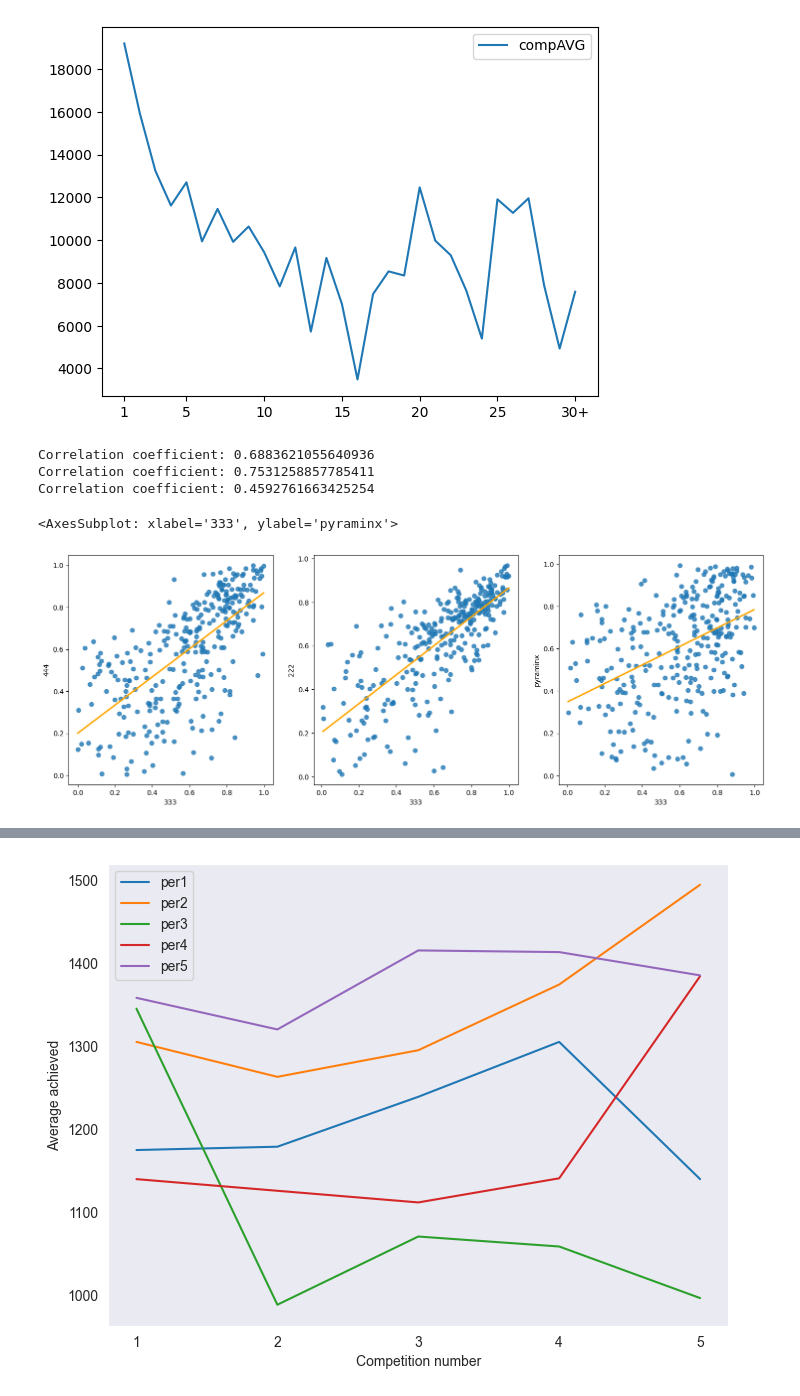
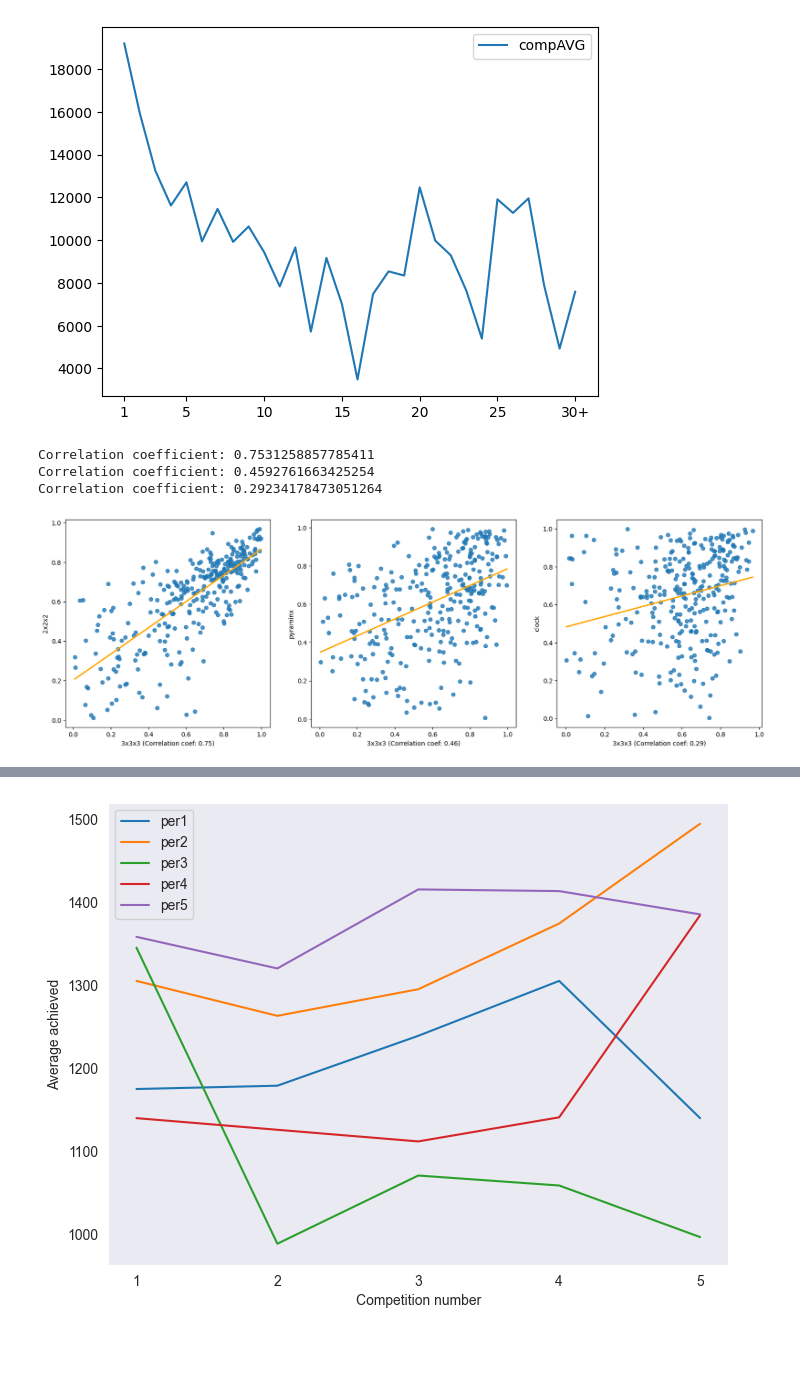
Before and after one commit to oskarkuuse/IDSproject, a Jupyter notebook: notebooks/performance.ipynb, the cells around one changed output, grey strips where cells are left out. Saved outputs shown, nothing was run; the diff lists cells and outputs as text; code cells hidden in the pictures; blank space fills up the shorter version.

```diff
--- a/notebooks/performance.ipynb
+++ b/notebooks/performance.ipynb
@@ -178,32 +176,39 @@ def normalize(averagesDf, deviation):
     averagesDf[event2] = (max(averagesDf[event2]) - averagesDf[event2]) / (max(averagesDf[event2]) - min(averagesDf[event2]))
 
     return averagesDf
-# %%
-# Correlation between 3x3x3 and 2x2x2/4x4x4/pyraminx performance
-
-avg333_444 = pd.read_csv("../datasets/333vs444.csv")
-avg333_444 = normalize(avg333_444, 1)
-print(f'Correlation coefficient: {avg333_444.corr().iloc[0][1]}')
-avg333_444_Sample =  avg333_444.sample(300, random_state=1)
-
-avg333_222 = pd.read_csv("../datasets/333vs222.csv")
-avg333_222 = normalize(avg333_222, 1)
-print(f'Correlation coefficient: {avg333_222.corr().iloc[0][1]}')
-avg333_222_Sample =  avg333_222.sample(300, random_state=1)
-
-avg333_pyram = pd.read_csv("../datasets/333vsPyra.csv")
-avg333_pyram = normalize(avg333_pyram, 1)
-print(f'Correlation coefficient: {avg333_pyram.corr().iloc[0][1]}')
-avg333_pyram_Sample = avg333_pyram.sample(300, random_state=1)
-
-fig, axes = plt.subplots(1, 3, figsize=(18, 6))
-sns.regplot(data=avg333_444_Sample, x='333', y='444', ax=axes[0], ci=None, line_kws={"color": "orange"})
-sns.regplot(data=avg333_222_Sample, x='333', y='222', ax=axes[1], ci=None, line_kws={"color": "orange"})
-sns.regplot(data=avg333_pyram_Sample, x='333', y='pyraminx', ax=axes[2], ci=None, line_kws={"color": "orange"})
-# %% [output]
-Correlation coefficient: 0.6883621055640936
-Correlation coefficient: 0.7531258857785411
-Correlation coefficient: 0.4592761663425254
-<AxesSubplot: xlabel='333', ylabel='pyraminx'>
-[figure, removed]
+# %%
+# Correlation between 3x3x3 and 2x2x2/pyraminx/clock performancec (reading and normalizing data)
+
+avg333_222 = pd.read_csv("../datasets/333vs222.csv")
+avg333_222 = normalize(avg333_222, 1)
+corr333_222 = avg333_222.corr().iloc[0][1]
+print(f'Correlation coefficient: {corr333_222}')
+avg333_222_Sample =  avg333_222.sample(300, random_state=1)
+
+avg333_pyram = pd.read_csv("../datasets/333vsPyra.csv")
+avg333_pyram = normalize(avg333_pyram, 1)
+corr333_pyram = avg333_pyram.corr().iloc[0][1]
+print(f'Correlation coefficient: {corr333_pyram}')
+avg333_pyram_Sample = avg333_pyram.sample(300, random_state=1)
+
+avg333_clock = pd.read_csv("../datasets/333vsClock.csv")
+avg333_clock = normalize(avg333_clock, 1)
+corr333_clock = avg333_clock.corr().iloc[0][1]
+print(f'Correlation coefficient: {corr333_clock}')
+avg333_clock_Sample = avg333_clock.sample(300, random_state=1)
+# %% [output]
+Correlation coefficient: 0.7531258857785411
+Correlation coefficient: 0.4592761663425254
+Correlation coefficient: 0.29234178473051264
+# %%
+# Regression plots based on previous cell's data
+
+fig, axes = plt.subplots(1, 3, figsize=(20, 6))
+sns.regplot(data=avg333_222_Sample, x='333', y='222', ax=axes[0], ci=None, line_kws={"color": "orange"}).set(xlabel=f'3x3x3 (Correlation coef: {round(corr333_222, 2)})', ylabel='2x2x2')
+sns.regplot(data=avg333_pyram_Sample, x='333', y='pyraminx', ax=axes[1], ci=None, line_kws={"color": "orange"}).set(xlabel=f'3x3x3 (Correlation coef: {round(corr333_pyram, 2)})', ylabel='pyraminx')
+sns.regplot(data=avg333_clock_Sample, x='333', y='clock', ax=axes[2], ci=None, line_kws={"color": "orange"}).set(xlabel=f'3x3x3 (Correlation coef: {round(corr333_clock, 2)})', ylabel='clock')
+
+fig.savefig('../images/test5.png', bbox_inches='tight')
+# %% [output]
+[figure, added]
 # %%
```
Also changed, not shown: parts of 4 cells of this notebook, 2 other files.
